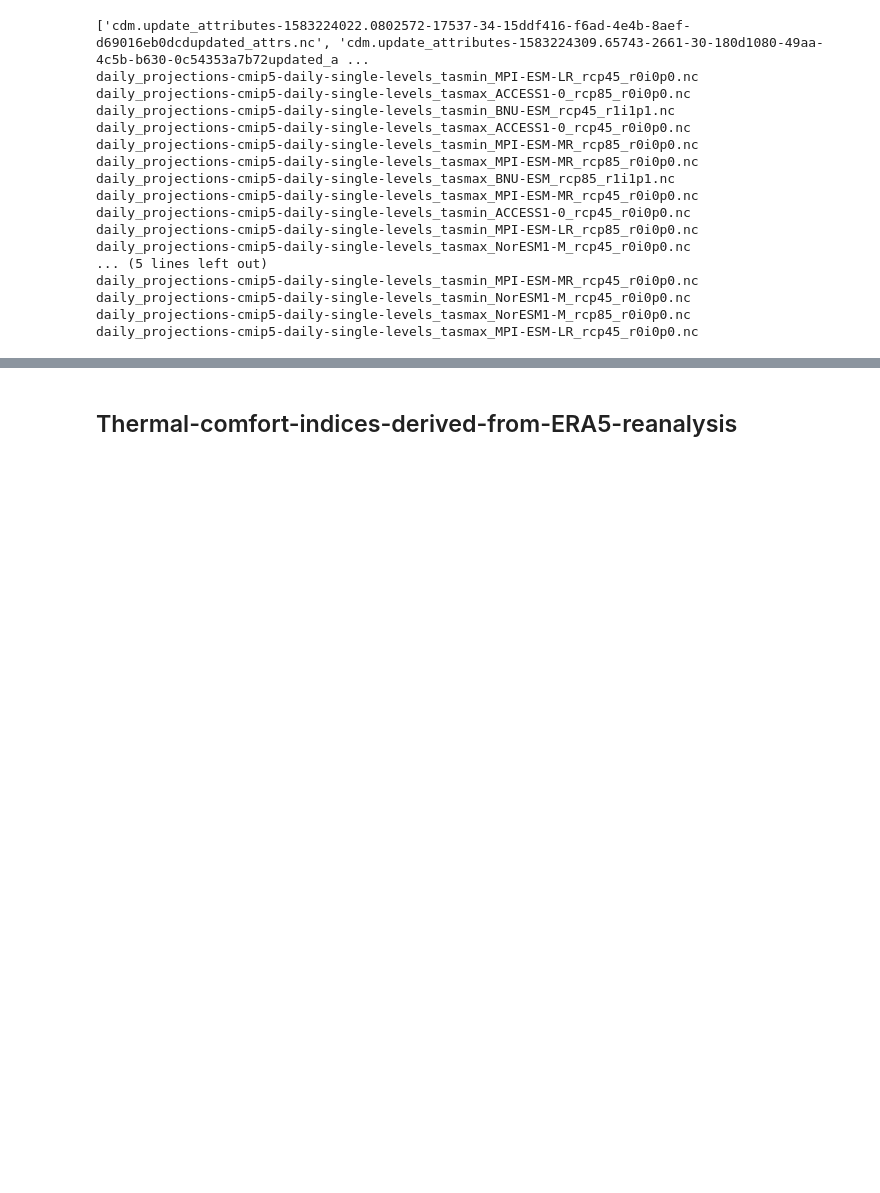
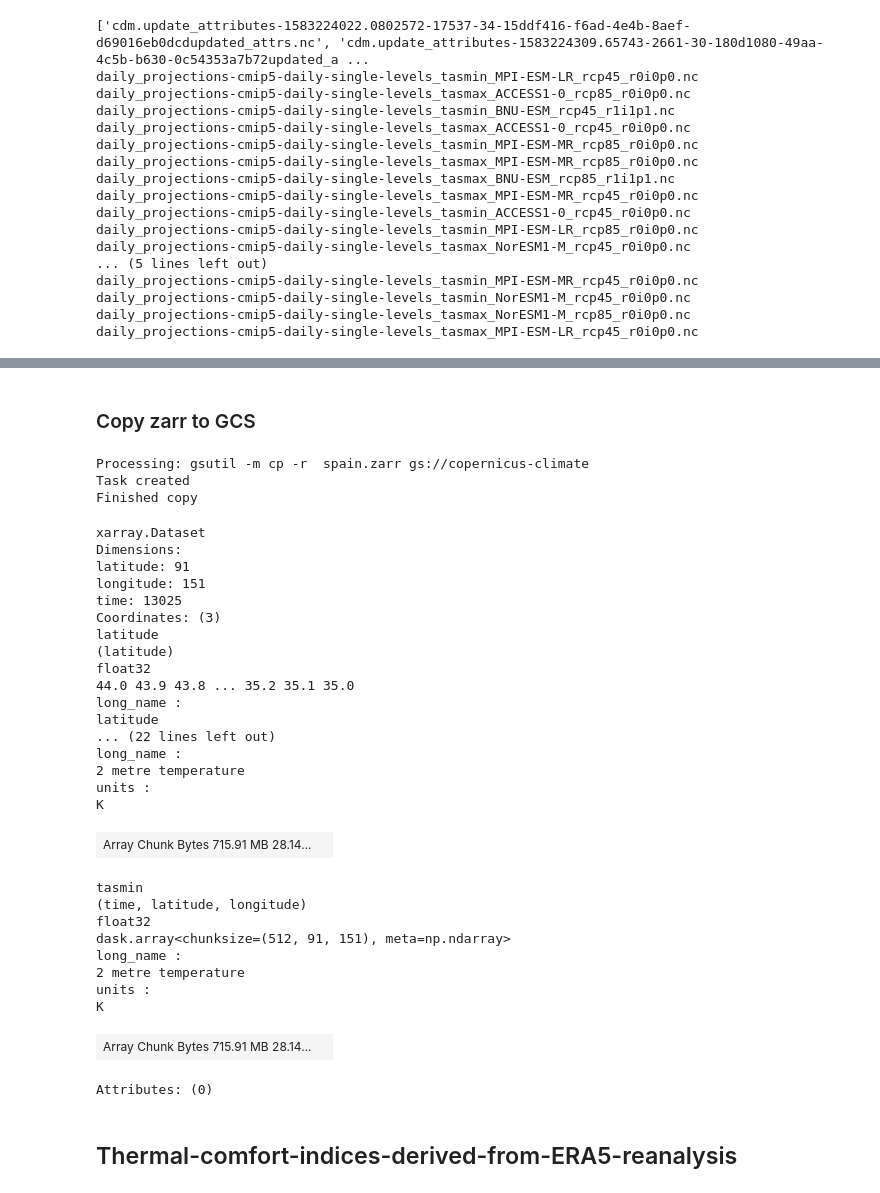
Before and after one commit to Vizzuality/copernicus-climate-data, a Jupyter notebook: cds_api.ipynb, the cells around one changed output, grey strips where cells are left out. Saved outputs shown, nothing was run; the diff lists cells and outputs as text; code cells hidden in the pictures; blank space fills up the shorter version.

```diff
--- a/cds_api.ipynb
+++ b/cds_api.ipynb
@@ -991,0 +1308,10 @@ Finished copy
+# %%
+import zarr
+# Create zarr store structure
+#source = zarr.ZipStore(, mode='w')
+zarr_dir = "spain.zarr"
+root = zarr.open(zarr_dir, mode='w')
+ds4 = ds.chunk(512)
+ds4.to_zarr(f"{zarr_dir}/reanalysis-era5-land", "w")
+zarr.consolidate_metadata(zarr_dir)
+print(root.tree())
@@ -992,3 +1326,45 @@ Finished copy
+# %% [markdown]
+### Copy zarr to GCS
+# %%
+import os
+copy_gcs([zarr_dir], [gs_prefix])
+# %% [output]
+Processing: gsutil -m cp -r  spain.zarr gs://copernicus-climate
+Task created
+Finished copy
+# %%
+import xarray as xr
+ds = xr.open_zarr(zarr_dir, group="reanalysis-era5-land", consolidated=True)
+ds
+# %% [output]
+xarray.Dataset
+Dimensions:
+latitude: 91
+longitude: 151
+time: 13025
+Coordinates: (3)
+latitude
+(latitude)
+float32
+44.0 43.9 43.8 ... 35.2 35.1 35.0
+long_name :
+latitude
+... (22 lines left out)
+long_name :
+2 metre temperature
+units :
+K
+| Array Chunk Bytes 715.91 MB 28.14... |  |
+tasmin
+(time, latitude, longitude)
+float32
+dask.array<chunksize=(512, 91, 151), meta=np.ndarray>
+long_name :
+2 metre temperature
+units :
+K
+| Array Chunk Bytes 715.91 MB 28.14... |  |
+Attributes: (0)
 # %% [markdown]
 ## Thermal-comfort-indices-derived-from-ERA5-reanalysis
 # %%
```
Also changed, not shown: parts of 51 cells of this notebook.
